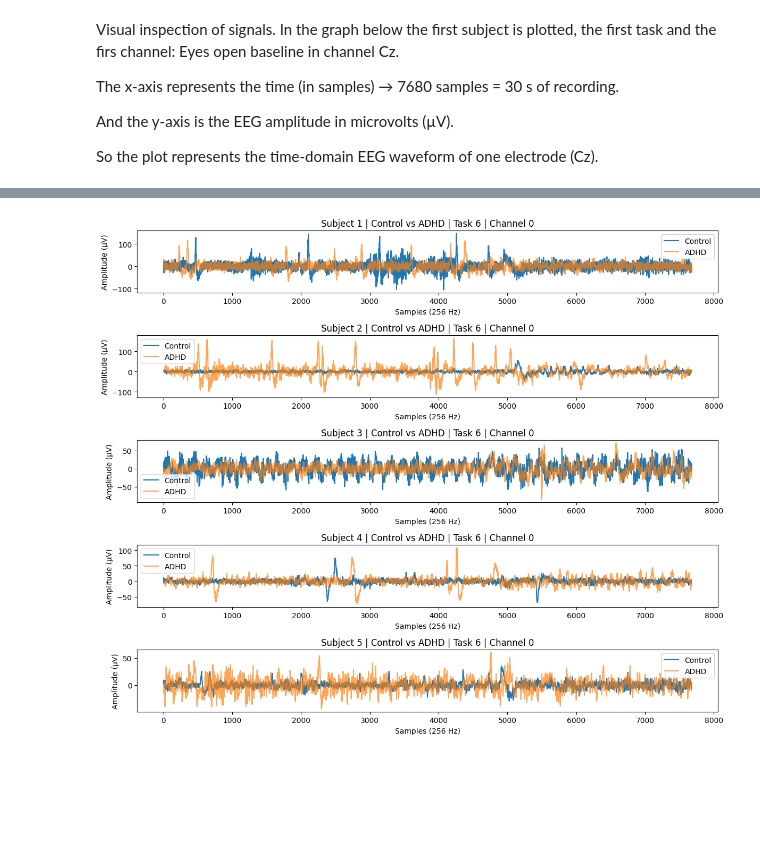
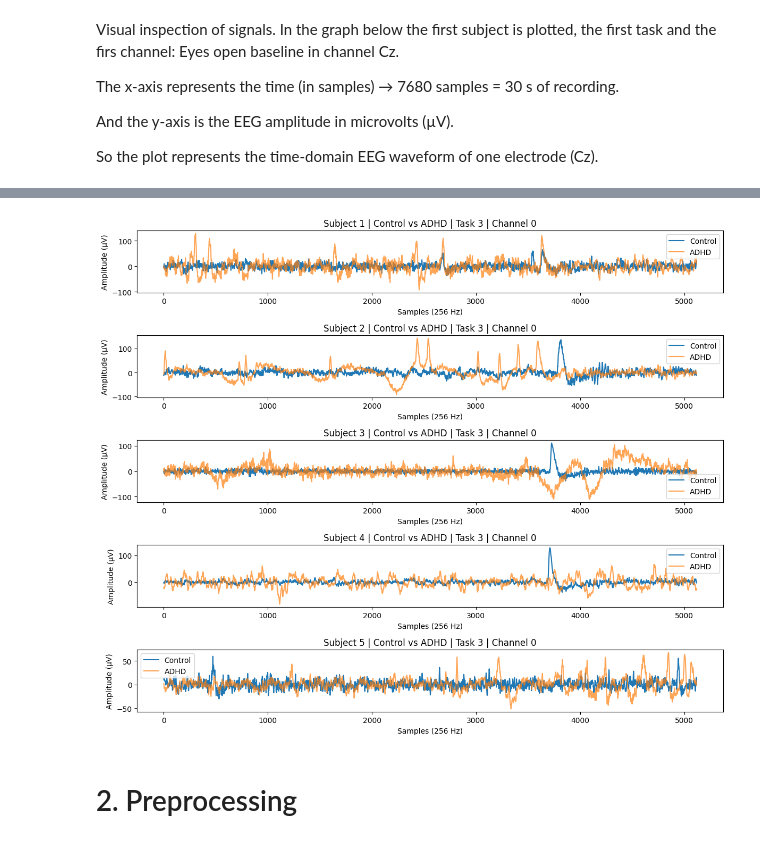
Before and after one commit to iomullony/ADHD-Predictor, a Jupyter notebook: main.ipynb, the cells around one changed output, grey strips where cells are left out. Cells and saved outputs as stored; diff of their text form; code cells hidden in the pictures; blank space fills up the shorter version.

```diff
--- a/main.ipynb
+++ b/main.ipynb
@@ -109,32 +109,34 @@ def visualize_adhd(control_df, adhd_df, channel=0, task=1, n=5):
 
     control_set = control_df[(control_df["task"] == task)].head(n)
     adhd_set = adhd_df[(adhd_df["task"] == task)].head(n)
 
     if control_set.empty or adhd_set.empty:
         print("No data found")
         return
     if channel > 1:
         print("Channel not found")
         return
 
     plt.figure(figsize=(12, 2 * n))
 
     for i in range(n):
         control_signal = control_set.iloc[i]["signal"]
         adhd_signal = adhd_set.iloc[i]["signal"]
 
         # plt.xlim(0, 2000)
         plt.subplot(n, 1, i + 1)
         plt.plot(control_signal[:, channel], label="Control")
         plt.plot(adhd_signal[:, channel], label="ADHD", alpha=0.7)
         plt.title(f"Subject {i+1} | Control vs ADHD | Task {task} | Channel {channel}")
         plt.xlabel("Samples (256 Hz)")
         plt.ylabel("Amplitude (µV)")
         plt.legend()
 
     plt.tight_layout()
     plt.show()
 
-visualize_adhd(fc_df, fadhd_df, channel=0, task=6, n=5)
+visualize_adhd(mc_df, madhd_df, channel=0, task=3, n=5)
 # %% [output]
-[figure, old version]
+[figure, new version]
+# %% [markdown]
+# 2. Preprocessing
```
Also changed, not shown: parts of 2 cells of this notebook, 9 other files.
